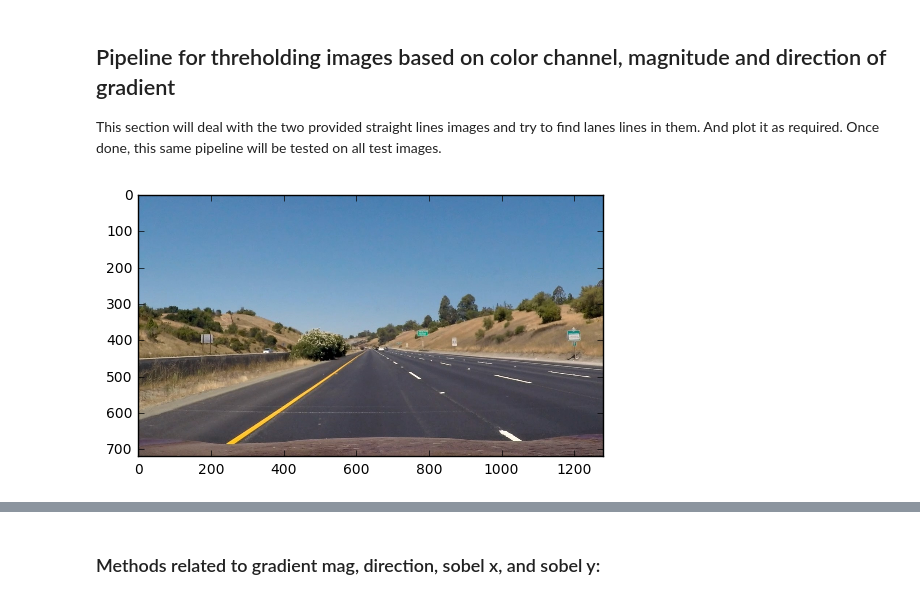
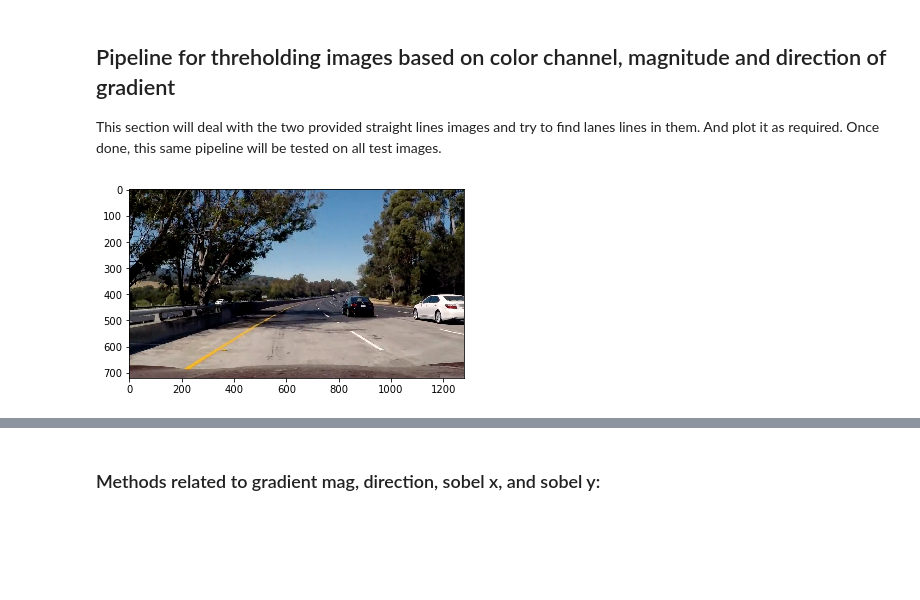
Before and after one commit to ajeet-repos/CarND-Advanced-Lane-Lines, a Jupyter notebook: p4_lane_image_processing.ipynb, the cells around one changed output, grey strips where cells are left out. Saved outputs shown, nothing was run; the diff lists cells and outputs as text; code cells hidden in the pictures; blank space fills up the shorter version.

Commit message:
trying with thresholding and image shape similarities

```diff
--- a/p4_lane_image_processing.ipynb
+++ b/p4_lane_image_processing.ipynb
@@ -21,11 +21,11 @@ import matplotlib.patches as patches
 from random import randint
 # %%
 # First image - straight_lines1.jpg
-sl1_img = mpimg.imread('test_images\straight_lines1.jpg')
+sl1_img = mpimg.imread('test_images\\test5.jpg')
 plt.imshow(sl1_img)
 plt.show()
 # %% [output]
-[figure, old version]
+[figure, new version]
 # %%
 # Second image - straight_lines2.jpg
 sl2_img = mpimg.imread('test_images\straight_lines2.jpg')
```
Also changed, not shown: parts of 13 cells of this notebook, 2 other files.
